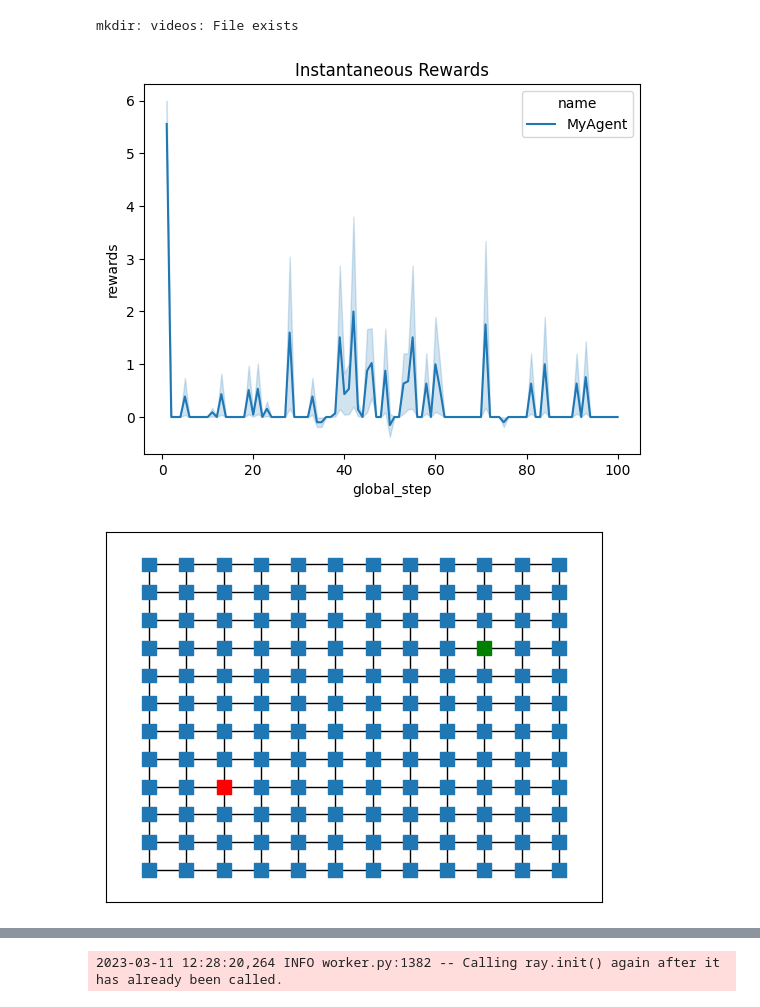
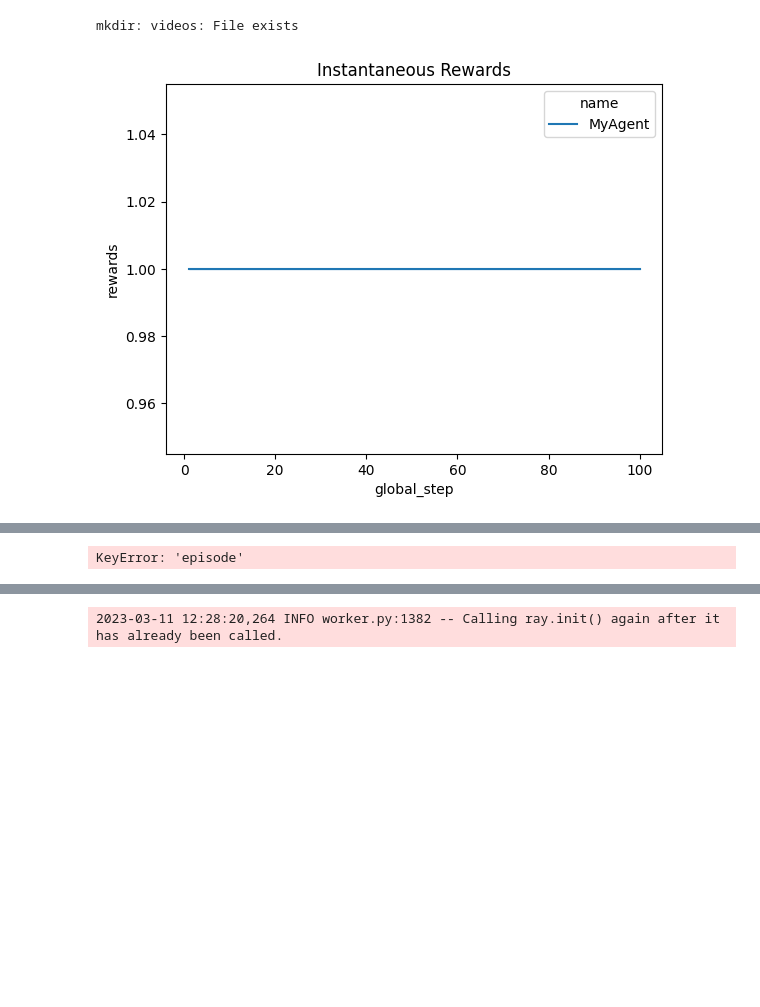
Before and after one commit to Farid-Najar/TransportersDilemma, a Jupyter notebook: Pricing/notebook.ipynb, the cells around one changed output, grey strips where cells are left out. Cells and saved outputs as stored; diff of their text form; code cells hidden in the pictures; blank space fills up the shorter version.

```diff
--- a/Pricing/notebook.ipynb
+++ b/Pricing/notebook.ipynb
@@ -1,8 +1,8 @@
 # %%
-from transporter_env import TransportEnv, MAT, OneDynamicTransporter
+# from transporter_env import TransportEnv, MAT, OneDynamicTransporter
 import matplotlib.pyplot as plt
 
 
 # env = MAT(max_capacity=10)#size=12, transporters_hubs=(27, 116), horizon=128)
-env = OneDynamicTransporter()
+# env = OneDynamicTransporter()
 # %%
@@ -61,7 +59,7 @@ from rlberry.agents import Agent
 
 class MyAgent(Agent):
   name = "MyAgent"
-  def __init__(self, env, param1, param2, **kwargs):
+  def __init__(self, env, **kwargs):
     """
     The base class (Agent) initializes:
       self.env : instance of the environment used for training (in fit() method)
@@ -73,8 +71,8 @@ class MyAgent(Agent):
     To be able to visualize plots with AgentManager, log data using self.writer (see below)
     """
     Agent.__init__(self, env, **kwargs)
-    self.param1 = param1
-    self.param2 = param2
+    # self.param1 = param1
+    # self.param2 = param2
     self.total_steps = 0
     self.total_episodes = 0
 
@@ -121,10 +119,12 @@ class MyAgent(Agent):
 #
 # Initialize and train a single instance of MyAgent
 #
+env = gym.make('CartPole-v1')
 my_agent = MyAgent(
-    env=(OneDynamicTransporter, {}),       # tuple (constructor, kwargs)
-    param1=10,               # extra params your agent might need
-    param2=15)
+    env=env,#(env, {}),       # tuple (constructor, kwargs)
+    # param1=10,               # extra params your agent might need
+    # param2=15
+)
 # train the agent for 100 timesteps
 my_agent.fit(100)
 # pandas DataFrame containing data stored with my_agent.writer.add_scalar(tag, value, global_step)
@@ -135,16 +135,16 @@ print(my_agent.writer.data)
 #
 manager_kwargs = dict(
     agent_class=MyAgent,
-    train_env=(OneDynamicTransporter, dict()),
-    eval_env=(OneDynamicTransporter, dict()),
+    train_env=(make_env, dict()),
+    eval_env=(make_env, dict()),
     fit_budget=100,                    # Number of total timesteps
     n_fit=2,                           # Number of agent instances to fit
     parallelization='thread',          # Use 'thread' in the notebook!
     seed=456,                          # Seed
-    default_writer_kwargs=dict(maxlen=None,log_interval=10),
+    default_writer_kwargs=dict(maxlen=100,log_interval=10),
 )
 my_agent_manager = AgentManager(
-    init_kwargs=dict(param1=10, param2=20),
+    # init_kwargs=dict(param1=10, param2=20),
     agent_name='MyAgent',
     **manager_kwargs
 )
@@ -189,14 +199,13 @@ mkdir: videos: File exists
 # %%
 # Plot the results
 example_managers = []
 example_managers.append(my_agent_manager)    # You could add more managers here, for other agents/parameters
 _ = plot_writer_data(example_managers, tag='rewards', title='Instantaneous Rewards')
-# _ = plot_writer_data(example_managers, tag='episode_rewards', xtag='episode', title='Episode Rewards')
-# _ = plot_writer_data(example_managers, tag='episode_rewards', xtag='episode', title='Cumulative Episode Rewards', preprocess_func=np.cumsum)
+_ = plot_writer_data(example_managers, tag='episode_rewards', xtag='episode', title='Episode Rewards')
+_ = plot_writer_data(example_managers, tag='episode_rewards', xtag='episode', title='Cumulative Episode Rewards', preprocess_func=np.cumsum)
 
 # Render the policy of one of the trained agents
 agent_instance = my_agent_manager.get_agent_instances()[0]
 render_policy(agent_instance.eval_env, agent_instance)
 # %% [output]
-[figure, old version]
+[figure, new version]
-[figure, removed]
@@ -204,3 +212,4 @@ render_policy(agent_instance.eval_env, agent_instance)
+KeyError: 'episode'
 # %%
 class ReplayBuffer:
   def __init__(self, capacity, rng):
```
Also changed, not shown: parts of 10 cells of this notebook, 54 other files.
